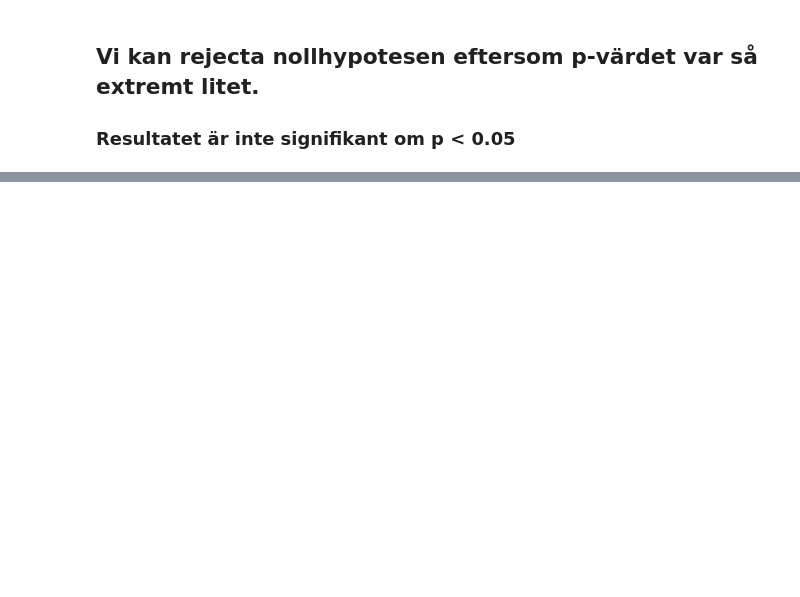
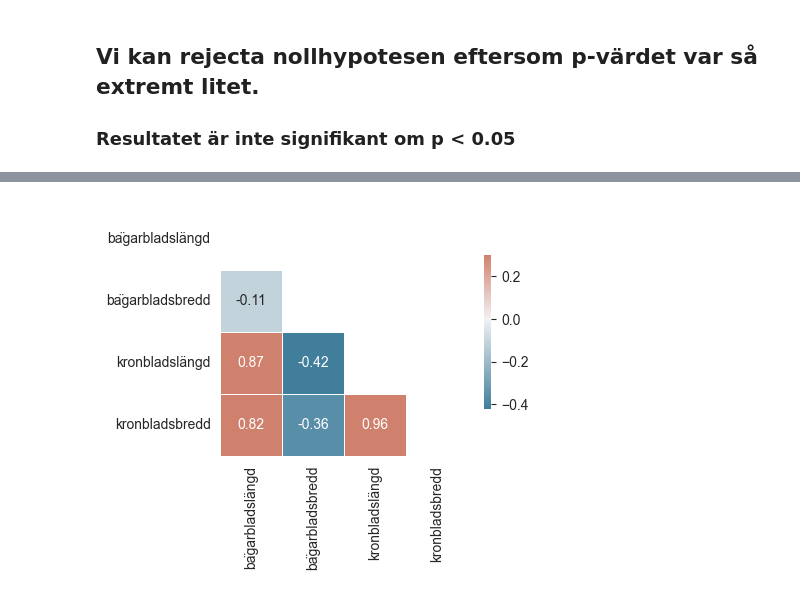
Before and after one commit to JoelOscarsson/Statistics, a Jupyter notebook: Projekt.ipynb, the cells around one changed output, grey strips where cells are left out. Saved outputs shown, nothing was run; the diff lists cells and outputs as text; code cells hidden in the pictures; blank space fills up the shorter version.

```diff
--- a/Projekt.ipynb
+++ b/Projekt.ipynb
@@ -398,0 +443,15 @@ df[df["Blomtyp"] == "Iris-setosa"]["Foderbladsbredd"].mean()
+# %%
+corr = df.corr(numeric_only=True)
+mask = np.triu(np.ones_like(corr, dtype=bool));
+
+# Set up the matplotlib figure
+f, ax = plt.subplots(figsize=(4, 4));
+
+# Ger en customiserad skillnader färgmap
+cmap = sns.diverging_palette(230, 20, as_cmap=True)
+
+# Visualiserar heatmapen och redigerad i rätt storlek.
+sns.heatmap(corr, mask=mask, cmap=cmap, vmax=.3, center=0, annot=True,
+            square=True, linewidths=.5, cbar_kws={"shrink": .5});
+# %% [output]
+[figure, added]
```
Also changed, not shown: parts of 29 cells of this notebook, 2 other files.
